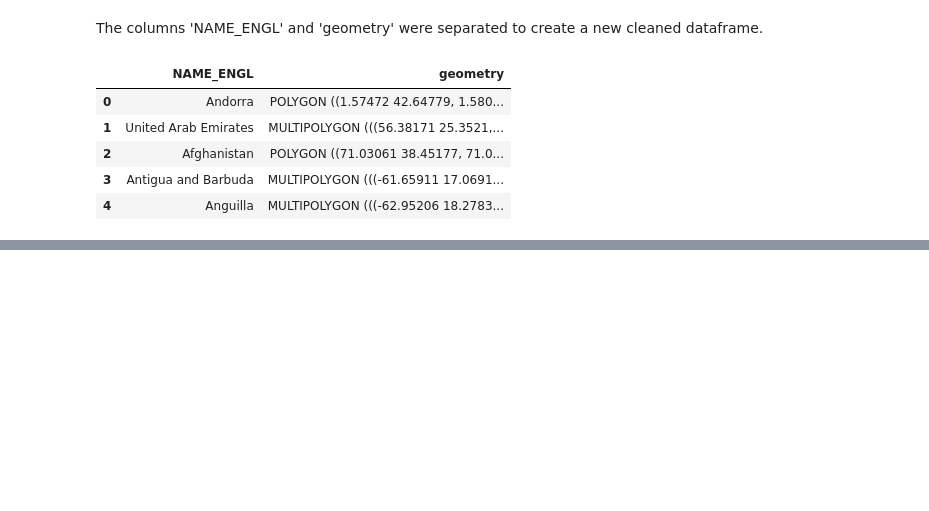
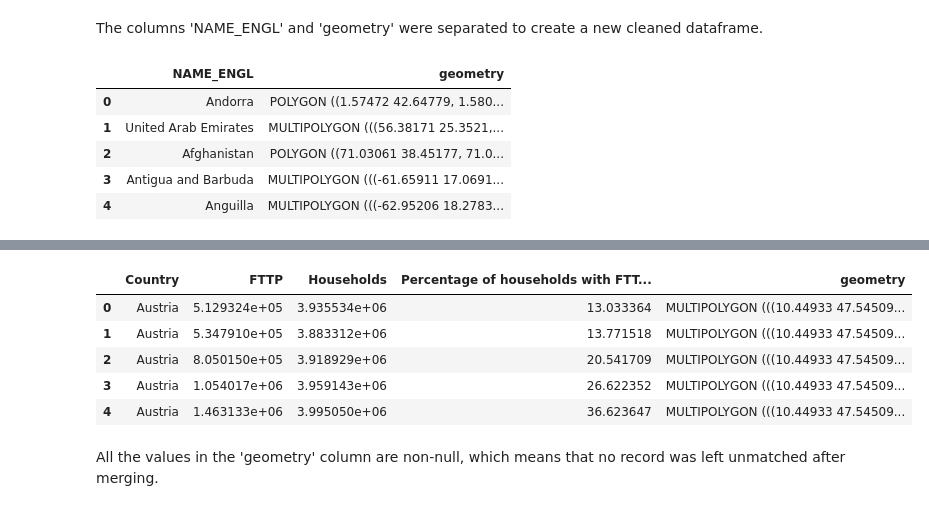
Before and after one commit to yuliiabosher/Fiber-optic-project, a Jupyter notebook: EU_historical_data.ipynb, the cells around one changed output, grey strips where cells are left out. Saved outputs shown, nothing was run; the diff lists cells and outputs as text; code cells hidden in the pictures; blank space fills up the shorter version.

```diff
--- a/EU_historical_data.ipynb
+++ b/EU_historical_data.ipynb
@@ -221,0 +255,12 @@ display(country_polygons.head())
+# %%
+eu_broadband_geo = eu_broadband_geo.drop(columns=['NAME_ENGL'])
+display(eu_broadband_geo.head())
+# %% [output]
+|  | Country | FTTP | Households | Percentage of households with FTT... | geometry |
+| 0 | Austria | 5.129324e+05 | 3.935534e+06 | 13.033364 | MULTIPOLYGON (((10.44933 47.54509... |
+| 1 | Austria | 5.347910e+05 | 3.883312e+06 | 13.771518 | MULTIPOLYGON (((10.44933 47.54509... |
+| 2 | Austria | 8.050150e+05 | 3.918929e+06 | 20.541709 | MULTIPOLYGON (((10.44933 47.54509... |
+| 3 | Austria | 1.054017e+06 | 3.959143e+06 | 26.622352 | MULTIPOLYGON (((10.44933 47.54509... |
+| 4 | Austria | 1.463133e+06 | 3.995050e+06 | 36.623647 | MULTIPOLYGON (((10.44933 47.54509... |
+# %% [markdown]
+All the values in the 'geometry' column are non-null, which means that no record was left unmatched after merging.
```
Also changed, not shown: parts of 8 cells of this notebook.
